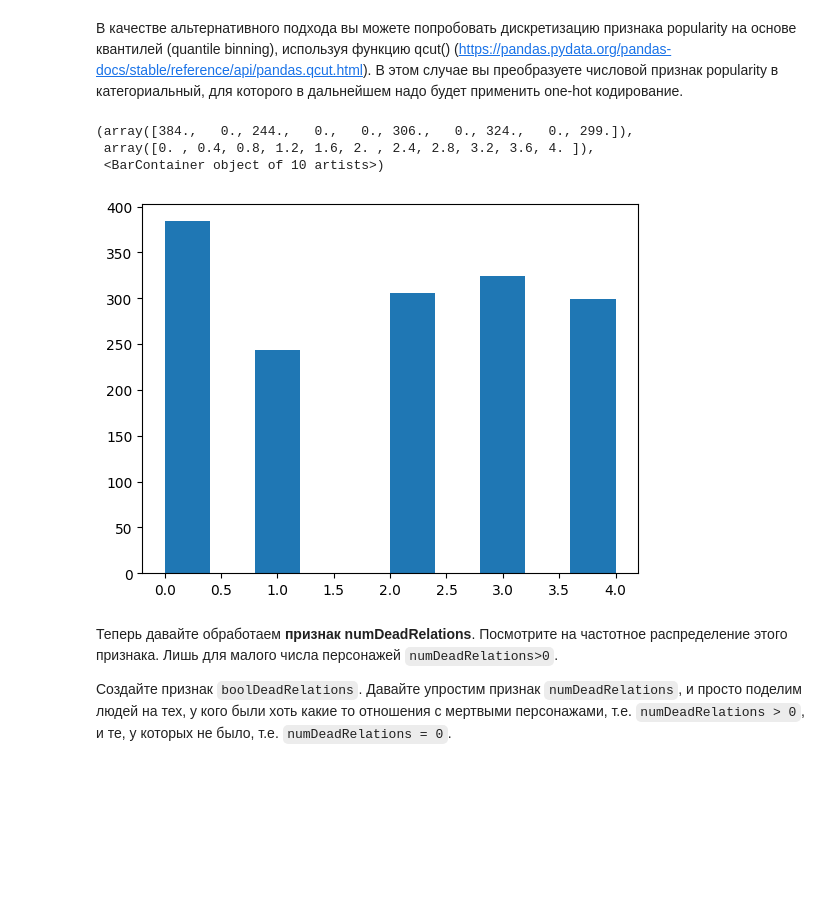
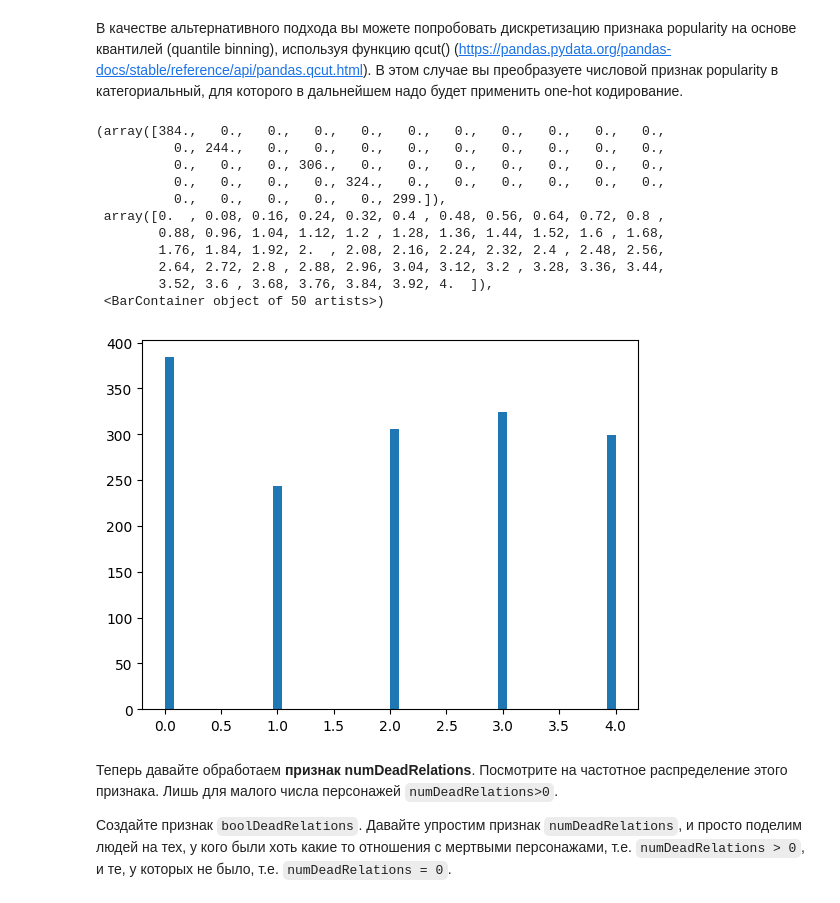
Before and after one commit to fokus777/MySecondFirstRepo, a Jupyter notebook: week_01_ml_intro/Homework/hw_1_game_of_thrones.ipynb, the cells around one changed output. Saved outputs shown, nothing was run; the diff lists cells and outputs as text; code cells hidden in the pictures; blank space fills up the shorter version.

```diff
--- a/week_01_ml_intro/Homework/hw_1_game_of_thrones.ipynb
+++ b/week_01_ml_intro/Homework/hw_1_game_of_thrones.ipynb
@@ -239,12 +239,20 @@ plt.hist(np.log10(data["popularity"]*M+1),bins=50)
 # %% [markdown]
 В качестве альтернативного подхода вы можете попробовать дискретизацию признака popularity на основе квантилей (quantile binning), используя функцию qcut() (https://pandas.pydata.org/pandas-docs/stable/reference/api/pandas.qcut.html). В этом случае вы преобразуете числовой признак popularity в категориальный, для которого в дальнейшем надо будет применить one-hot кодирование.
 # %%
-plt.hist(pd.qcut(data['popularity'], q=5, labels=False))
+plt.hist(pd.qcut(data['popularity'], q=5, labels=False),bins=50)
 # %% [output]
-(array([384.,   0., 244.,   0.,   0., 306.,   0., 324.,   0., 299.]),
- array([0. , 0.4, 0.8, 1.2, 1.6, 2. , 2.4, 2.8, 3.2, 3.6, 4. ]),
- <BarContainer object of 10 artists>)
+(array([384.,   0.,   0.,   0.,   0.,   0.,   0.,   0.,   0.,   0.,   0.,
+          0., 244.,   0.,   0.,   0.,   0.,   0.,   0.,   0.,   0.,   0.,
+          0.,   0.,   0., 306.,   0.,   0.,   0.,   0.,   0.,   0.,   0.,
+          0.,   0.,   0.,   0., 324.,   0.,   0.,   0.,   0.,   0.,   0.,
+          0.,   0.,   0.,   0.,   0., 299.]),
+ array([0.  , 0.08, 0.16, 0.24, 0.32, 0.4 , 0.48, 0.56, 0.64, 0.72, 0.8 ,
+        0.88, 0.96, 1.04, 1.12, 1.2 , 1.28, 1.36, 1.44, 1.52, 1.6 , 1.68,
+        1.76, 1.84, 1.92, 2.  , 2.08, 2.16, 2.24, 2.32, 2.4 , 2.48, 2.56,
+        2.64, 2.72, 2.8 , 2.88, 2.96, 3.04, 3.12, 3.2 , 3.28, 3.36, 3.44,
+        3.52, 3.6 , 3.68, 3.76, 3.84, 3.92, 4.  ]),
+ <BarContainer object of 50 artists>)
-[figure, old version]
+[figure, new version]
 # %% [markdown]
 Теперь давайте обработаем **признак numDeadRelations**.
 Посмотрите на частотное распределение этого признака. Лишь для малого числа персонажей `numDeadRelations>0`.
```
Also changed, not shown: parts of 9 cells of this notebook.
